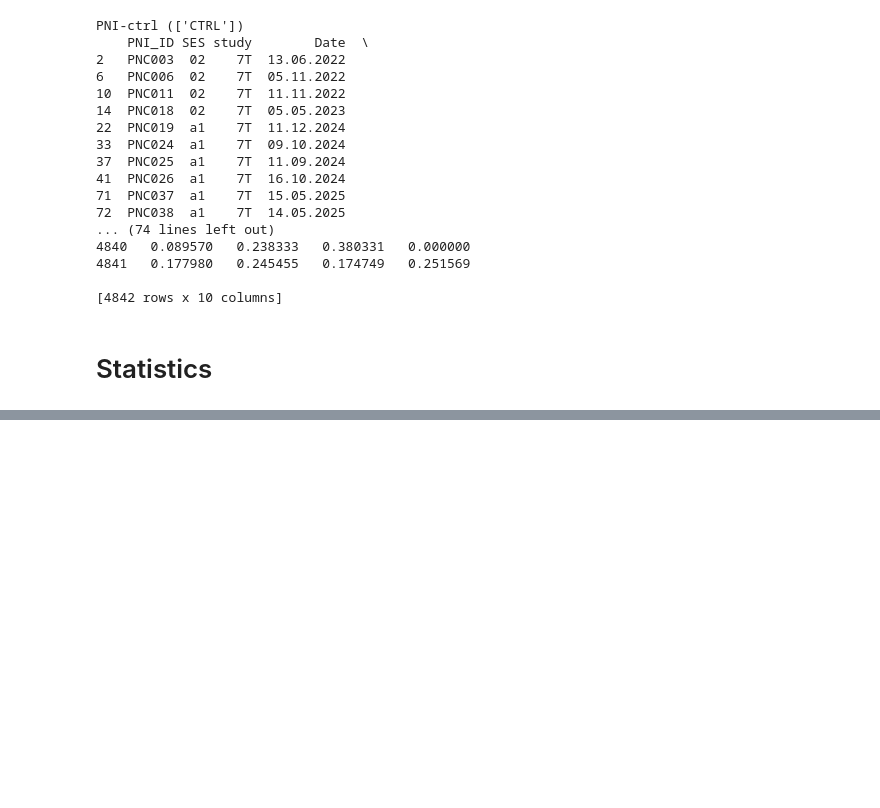
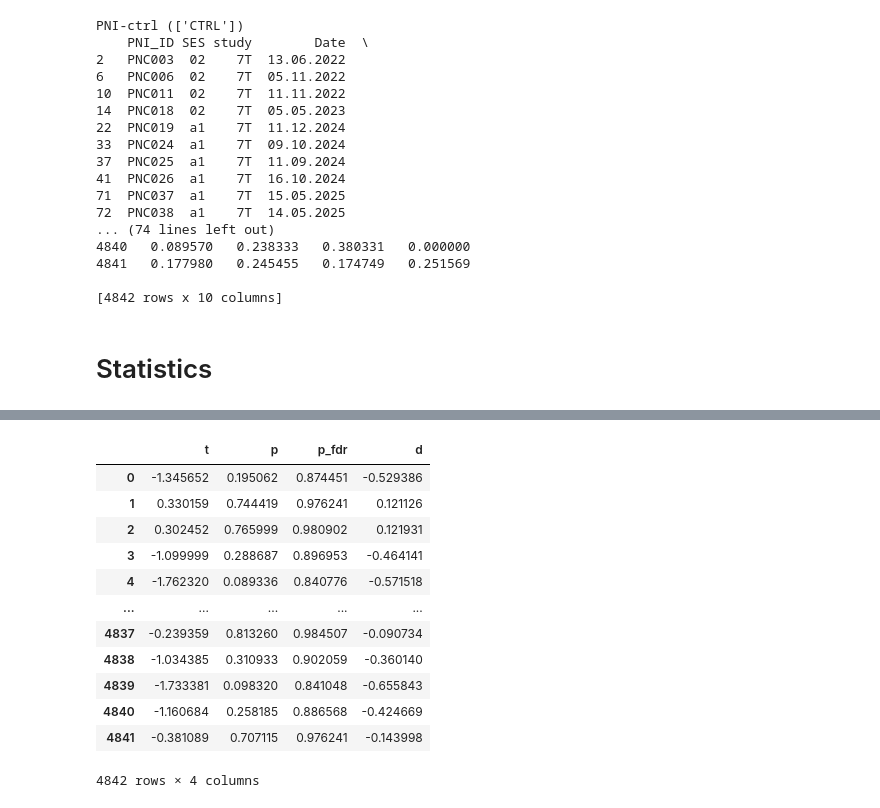
Before and after one commit to mendelsonD/3T7T, a Jupyter notebook: analyses/04_group_anal.ipynb, the cells around one changed output, grey strips where cells are left out. Saved outputs shown, nothing was run; the diff lists cells and outputs as text; code cells hidden in the pictures; blank space fills up the shorter version.

```diff
--- a/analyses/04_group_anal.ipynb
+++ b/analyses/04_group_anal.ipynb
@@ -1196,3 +1247,5 @@ def d_dif(df1, df2, d_col='d'):
 # %%
-out_df
+grps = ["allPX", "TLE_L", "TLE_R", "TLE_ic"]
+
+comps = get_stats(maps, grps = grps)
 # %% [output]
@@ -1234,3 +1317,19 @@ comps_prelim = comps
+# %%
+comps[1]['stats']
+# %% [output]
+|  | t | p | p_fdr | d |
+| 0 | -1.345652 | 0.195062 | 0.874451 | -0.529386 |
+| 1 | 0.330159 | 0.744419 | 0.976241 | 0.121126 |
+| 2 | 0.302452 | 0.765999 | 0.980902 | 0.121931 |
+| 3 | -1.099999 | 0.288687 | 0.896953 | -0.464141 |
+| 4 | -1.762320 | 0.089336 | 0.840776 | -0.571518 |
+| ... | ... | ... | ... | ... |
+| 4837 | -0.239359 | 0.813260 | 0.984507 | -0.090734 |
+| 4838 | -1.034385 | 0.310933 | 0.902059 | -0.360140 |
+| 4839 | -1.733381 | 0.098320 | 0.841048 | -0.655843 |
+| 4840 | -1.160684 | 0.258185 | 0.886568 | -0.424669 |
+| 4841 | -0.381089 | 0.707115 | 0.976241 | -0.143998 |
+4842 rows × 4 columns
 # %%
 # get difference maps of difference maps (3T dif maps - 7T dif maps)
 # iterate through comps dict. Find correspondence between the index and complementary comparison in the other study
```
Also changed, not shown: parts of 10 cells of this notebook.
